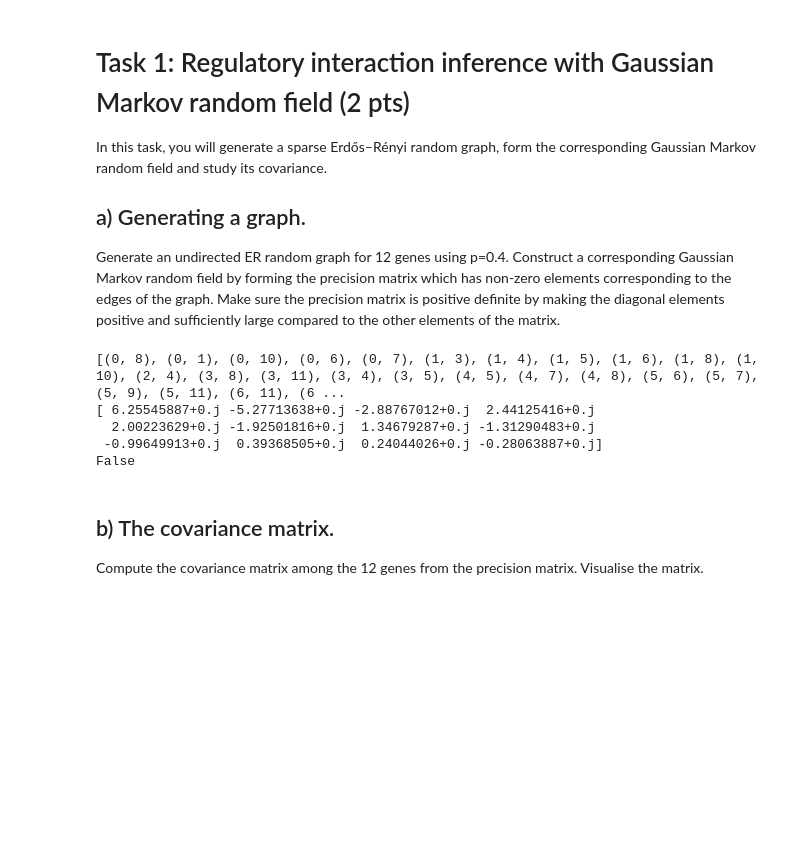
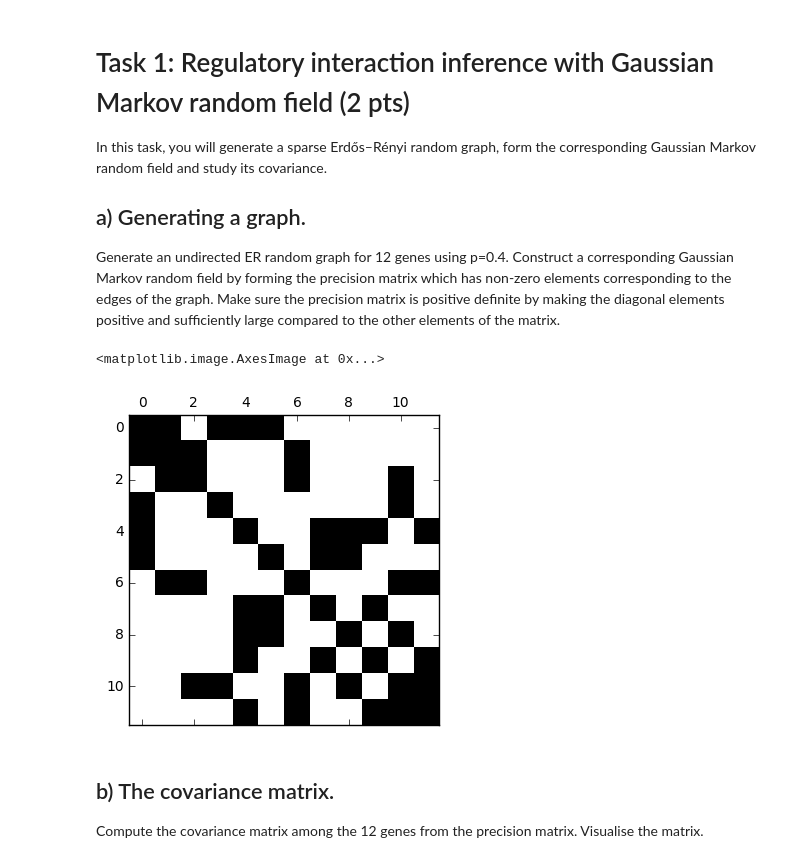
Before and after one commit to belochka/Bioinf, a Jupyter notebook: NetworkInference.ipynb, the cells around one changed output. Cells and saved outputs as stored; diff of their text form; code cells hidden in the pictures; blank space fills up the shorter version.

```diff
--- a/NetworkInference.ipynb
+++ b/NetworkInference.ipynb
@@ -21,38 +21,34 @@ Generate an undirected ER random graph for 12 genes using p=0.4. Construct a cor
 # %%
 %matplotlib inline
 # Import some useful modules
 import matplotlib.pyplot as plt
 import numpy as np
 import numpy.random as npr
-
-
-from scipy import linalg as LA
 import networkx as nx
 
+# Generate graph for 12 genes using p=0.4
 G = nx.erdos_renyi_graph(12, 0.4)
-print(G.edges())
+#Adjacenz matrix (undirected so both directions considered) precision matrix
+precisionMatrix = np.zeros((12,12))
+for e in G.edges():
+    covarianceValue = npr.normal(1,1) #u=1; sig=1
+    precisionMatrix[e[0]][e[1]] = covarianceValue
+    precisionMatrix[e[1]][e[0]] = covarianceValue
 
-matrix = np.zeros((12,12))
-for e in G.edges():
-    covarianceValue = npr.normal(1,1)
-    matrix[e[0]][e[1]] = covarianceValue
-    matrix[e[1]][e[0]] = covarianceValue
+#Make sure the precision matrix is positive definite
+eigenVals = np.linalg.eigvals(precisionMatrix)
+while any(val <= 0 for val in eigenVals):
+    for i in range(len(precisionMatrix)):
+        precisionMatrix[i][i] += 1
+        eigenVals = np.linalg.eigvals(precisionMatrix)
 
-#print(matrix)
+plt.figure(1)
+plt.spy(precisionMatrix)
 
-
-e_vals, e_vecs = LA.eig(matrix)
-
-print(e_vals)
-
-asd = any(x == 0 for x in e_vals) #all() function
-print(asd)
+# TODO: Check Result. And if its right what i did ;)
 # %% [output]
-[(0, 8), (0, 1), (0, 10), (0, 6), (0, 7), (1, 3), (1, 4), (1, 5), (1, 6), (1, 8), (1, 10), (2, 4), (3, 8), (3, 11), (3, 4), (3, 5), (4, 5), (4, 7), (4, 8), (5, 6), (5, 7), (5, 9), (5, 11), (6, 11), (6 ...
-[ 6.25545887+0.j -5.27713638+0.j -2.88767012+0.j  2.44125416+0.j
-  2.00223629+0.j -1.92501816+0.j  1.34679287+0.j -1.31290483+0.j
- -0.99649913+0.j  0.39368505+0.j  0.24044026+0.j -0.28063887+0.j]
-False
+<matplotlib.image.AxesImage at 0x...>
+[figure, added]
 # %% [markdown]
 ## b) The covariance matrix.
 Compute the covariance matrix among the 12 genes from the precision matrix. Visualise the matrix.
```
Also changed, not shown: parts of 18 cells of this notebook.
